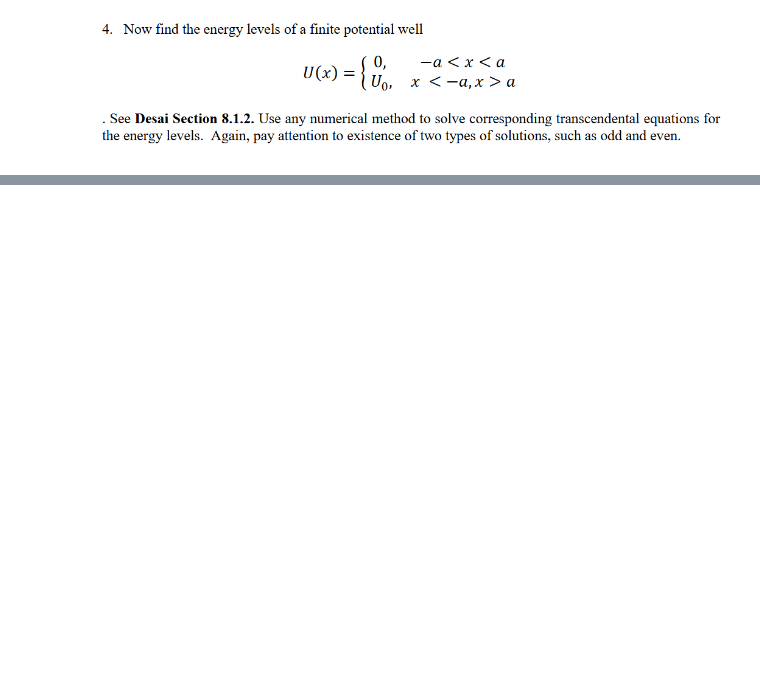
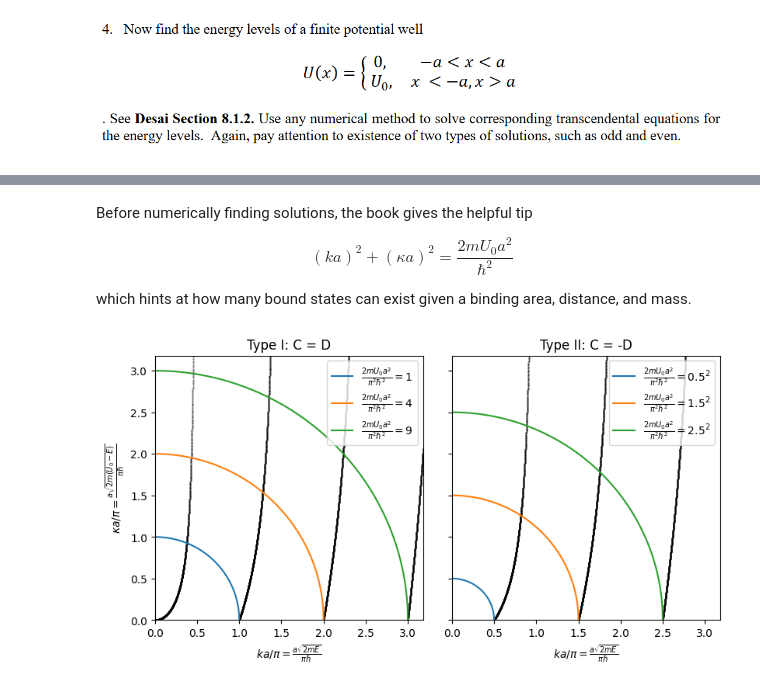
Before and after one commit to andrew-koren/IIT-Physics-Grad, a Jupyter notebook: 25_FS/Phys509/hw2.ipynb, the cells around one changed output, grey strips where cells are left out. Cells and saved outputs as stored; diff of their text form; code cells hidden in the pictures; blank space fills up the shorter version.

```diff
--- a/25_FS/Phys509/hw2.ipynb
+++ b/25_FS/Phys509/hw2.ipynb
@@ -171,0 +380,50 @@ $\displaystyle \begin{cases} a & \text{for}\: \frac{\pi n}{a} \neq 0 \\2 a & \te
+# %% [markdown]
+Before numerically finding solutions, the book gives the helpful tip
+
+$$
+(ka)^2 + (\kappa a)^2 = \frac{2m U_0 a^2}{\hbar^2}
+$$
+
+which hints at how many bound states can exist given a binding area, distance, and mass.
+# %%
+import numpy as np
+import matplotlib.pyplot as plt
+
+def circle(x, r2):
+    y = np.sqrt(r2 - x**2)
+    return y
+
+fig, (ax1, ax2) = plt.subplots(1, 2, sharex=True, sharey=True)
+fig.set_figwidth(8)
+fig.set_figheight(4)
+plt.tight_layout()
+
+# type 1:
+ka = np.linspace(0, 10, 10000)
+kappa_a = ka*np.tan(ka)
+
+ax1.set_title('Type I: C = D')
+ax1.scatter(ka/np.pi, kappa_a/np.pi, s=.1, color='black')
+ax1.set_xlim(0, 10/np.pi)
+ax1.set_ylim(0, 10/np.pi)
+ax1.set_xlabel(r'$ ka /\pi = \frac{a\sqrt{2mE}}{\pi \hbar}$')
+ax1.set_ylabel(r'$\kappa a/\pi = \frac{a\sqrt{2m(U_0-E)}}{\pi \hbar}$')
+for r2 in [1, 4, 9]:
+    x_rad = np.linspace(0, np.sqrt(r2), 1000)
+    ax1.plot(x_rad, circle(x_rad, r2), label = r'$\frac{2mU_0a^2}{\pi^2\hbar^2} =$' + f'{r2}')
+ax1.legend()
+
+ka = np.linspace(0, 10, 10000)
+kappa_a = -ka/np.tan(ka)
+
+ax2.set_title('Type II: C = -D')
+ax2.scatter(ka/np.pi, kappa_a/np.pi, s=.1, color='black')
+ax2.set_xlim(0, 10/np.pi)
+ax2.set_ylim(0, 10/np.pi)
+ax2.set_xlabel(r'$ ka/\pi = \frac{a\sqrt{2mE}}{\pi \hbar}$')
+for r2 in [.25, 2.25, 6.25]:
+    x_rad = np.linspace(0, np.sqrt(r2), 1000)
+    ax2.plot(x_rad, circle(x_rad, r2), label = r'$\frac{2mU_0a^2}{\pi^2\hbar^2} =$' + f'{np.sqrt(r2)}'  + r'$^2$')
+ax2.legend();
+# %% [output]
+[figure, added]
```
Also changed, not shown: parts of 16 cells of this notebook, 2 other files.
